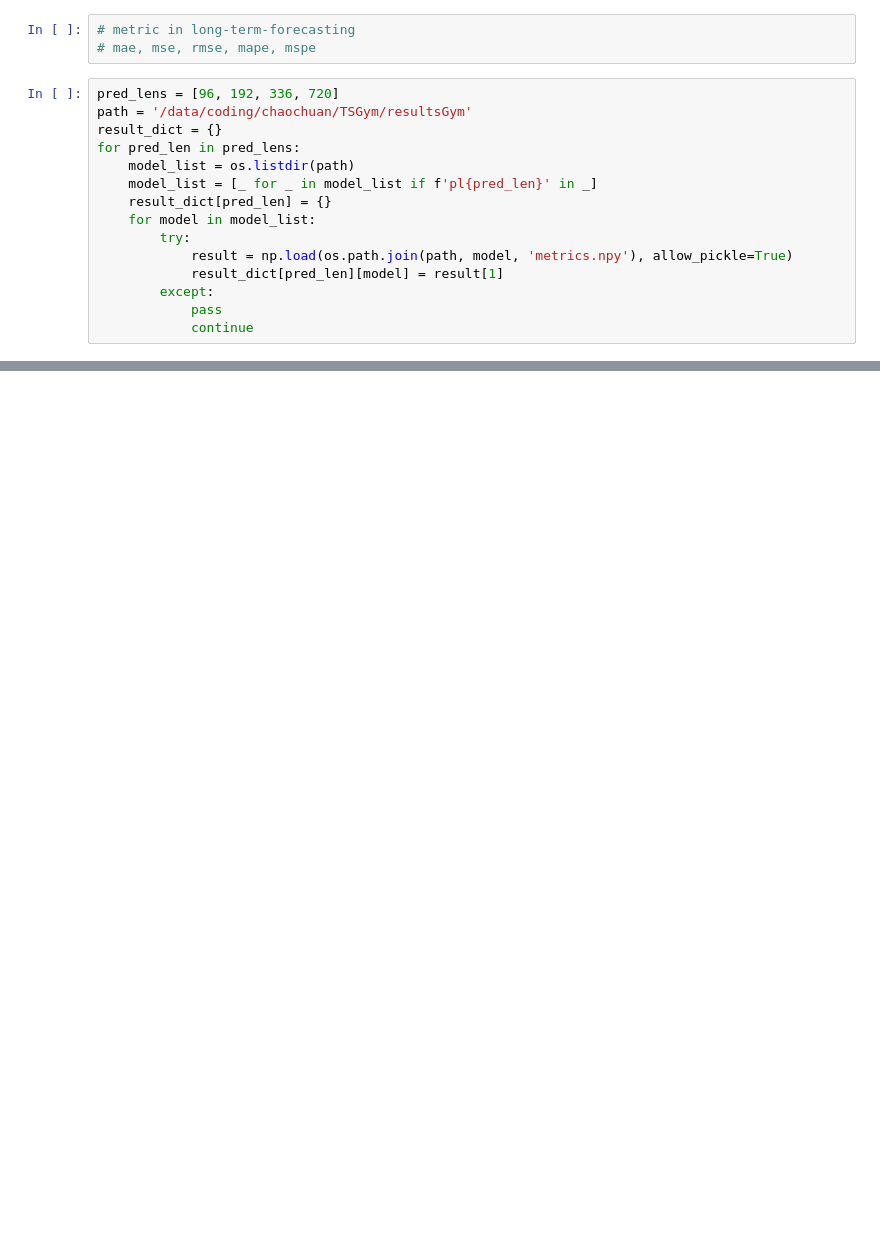
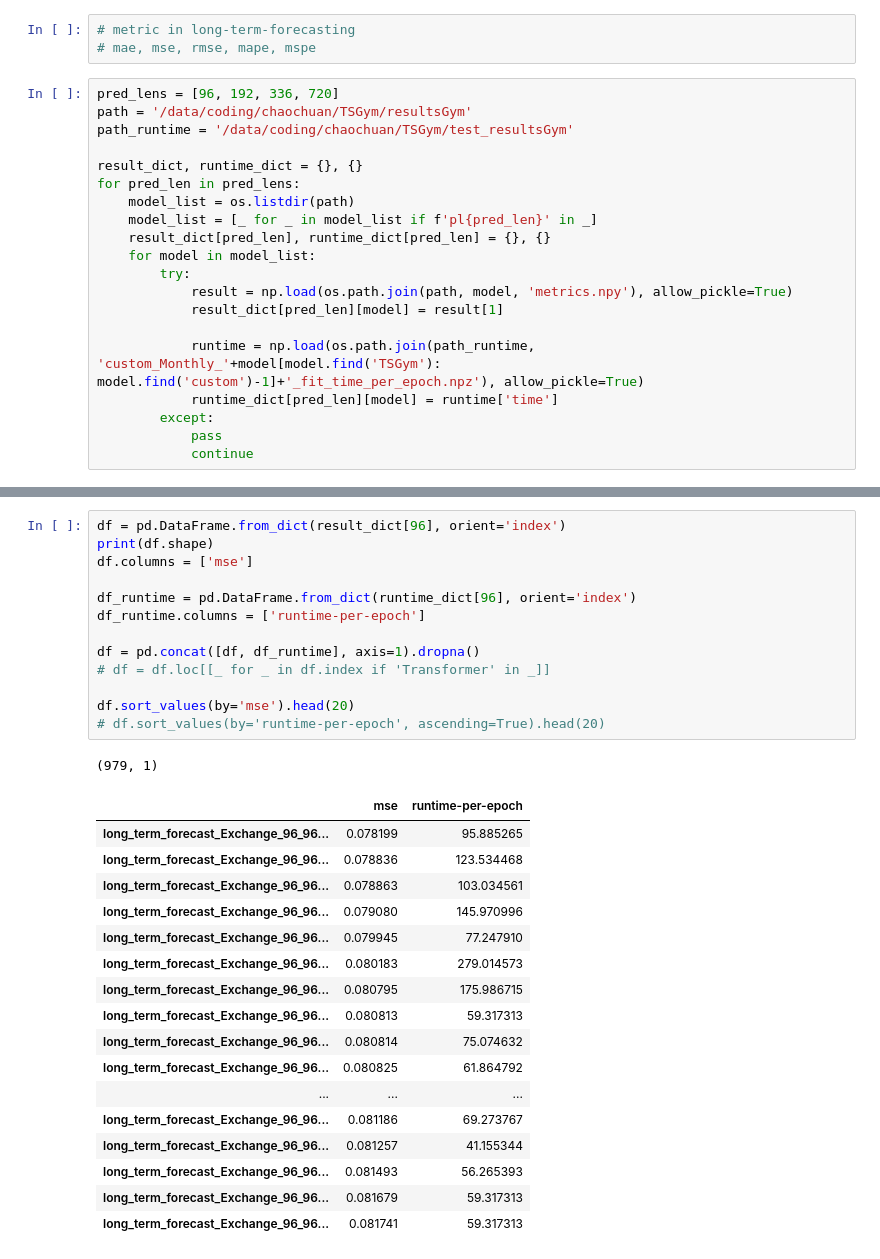
Before and after one commit to SUFE-AILAB/TSGym, a Jupyter notebook: notebooks/result_analysis_long_term_forecasting_gym.ipynb, the cells around one changed output, grey strips where cells are left out. Drawn from its saved outputs; the diff is of its cells as text; blank space fills up the shorter version.

```diff
--- a/notebooks/result_analysis_long_term_forecasting_gym.ipynb
+++ b/notebooks/result_analysis_long_term_forecasting_gym.ipynb
@@ -9,15 +13,20 @@ import matplotlib.pyplot as plt
 # %%
 pred_lens = [96, 192, 336, 720]
 path = '/data/coding/chaochuan/TSGym/resultsGym'
-result_dict = {}
+path_runtime = '/data/coding/chaochuan/TSGym/test_resultsGym'
+
+result_dict, runtime_dict = {}, {}
 for pred_len in pred_lens:
     model_list = os.listdir(path)
     model_list = [_ for _ in model_list if f'pl{pred_len}' in _]
-    result_dict[pred_len] = {}
+    result_dict[pred_len], runtime_dict[pred_len] = {}, {}
     for model in model_list:
         try:
             result = np.load(os.path.join(path, model, 'metrics.npy'), allow_pickle=True)
             result_dict[pred_len][model] = result[1]
+
+            runtime = np.load(os.path.join(path_runtime, 'custom_Monthly_'+model[model.find('TSGym'): model.find('custom')-1]+'_fit_time_per_epoch.npz'), allow_pickle=True)
+            runtime_dict[pred_len][model] = runtime['time']
         except:
             pass
             continue
@@ -24 +42,33 @@ for pred_len in pred_lens:
+# %%
+df = pd.DataFrame.from_dict(result_dict[96], orient='index')
+print(df.shape)
+df.columns = ['mse']
+
+df_runtime = pd.DataFrame.from_dict(runtime_dict[96], orient='index')
+df_runtime.columns = ['runtime-per-epoch']
+
+df = pd.concat([df, df_runtime], axis=1).dropna()
+# df = df.loc[[_ for _ in df.index if 'Transformer' in _]]
+
+df.sort_values(by='mse').head(20)
+# df.sort_values(by='runtime-per-epoch', ascending=True).head(20)
+# %% [output]
+(979, 1)
+|  | mse | runtime-per-epoch |
+| long_term_forecast_Exchange_96_96... | 0.078199 | 95.885265 |
+| long_term_forecast_Exchange_96_96... | 0.078836 | 123.534468 |
+| long_term_forecast_Exchange_96_96... | 0.078863 | 103.034561 |
+| long_term_forecast_Exchange_96_96... | 0.079080 | 145.970996 |
+| long_term_forecast_Exchange_96_96... | 0.079945 | 77.247910 |
+| long_term_forecast_Exchange_96_96... | 0.080183 | 279.014573 |
+| long_term_forecast_Exchange_96_96... | 0.080795 | 175.986715 |
+| long_term_forecast_Exchange_96_96... | 0.080813 | 59.317313 |
+| long_term_forecast_Exchange_96_96... | 0.080814 | 75.074632 |
+| long_term_forecast_Exchange_96_96... | 0.080825 | 61.864792 |
+| ... | ... | ... |
+| long_term_forecast_Exchange_96_96... | 0.081186 | 69.273767 |
+| long_term_forecast_Exchange_96_96... | 0.081257 | 41.155344 |
+| long_term_forecast_Exchange_96_96... | 0.081493 | 56.265393 |
+| long_term_forecast_Exchange_96_96... | 0.081679 | 59.317313 |
+| long_term_forecast_Exchange_96_96... | 0.081741 | 59.317313 |
 # %%
```
Also changed, not shown: parts of 10 cells of this notebook, 11 other files.
